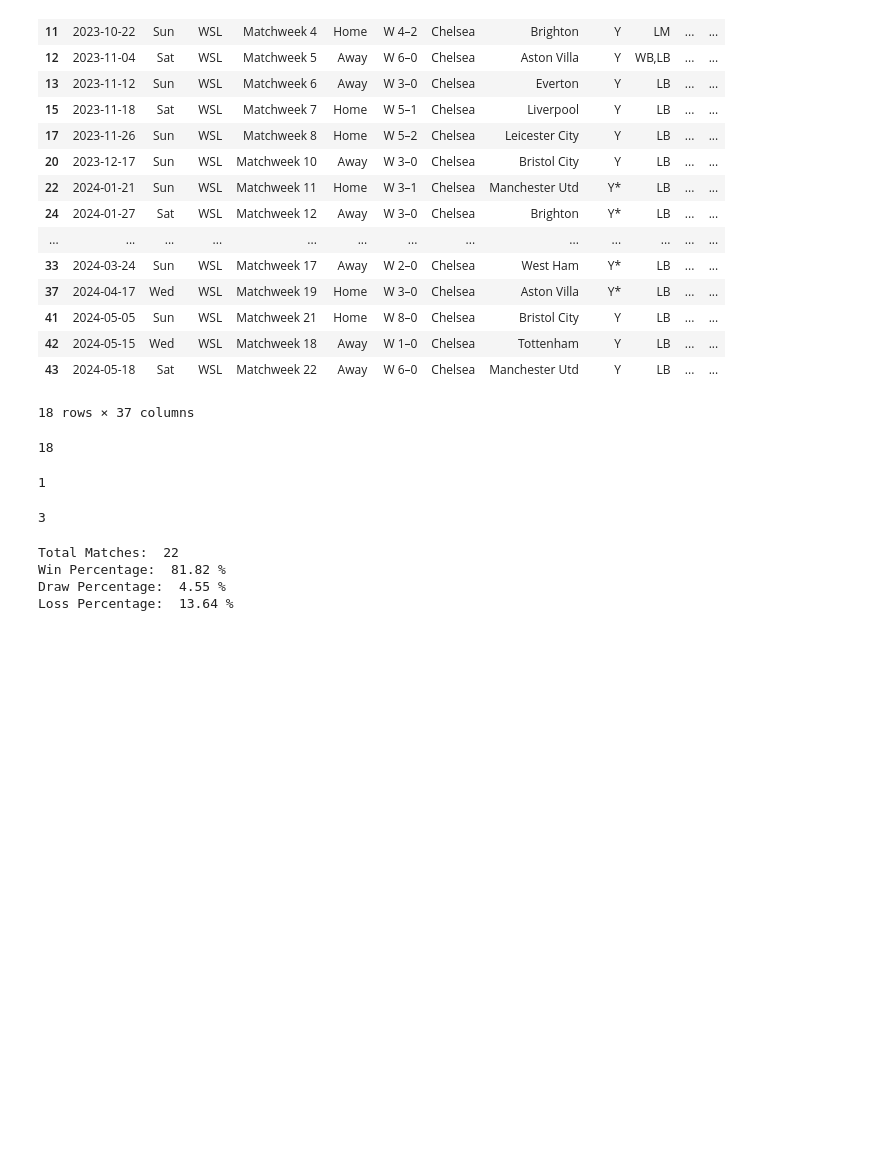
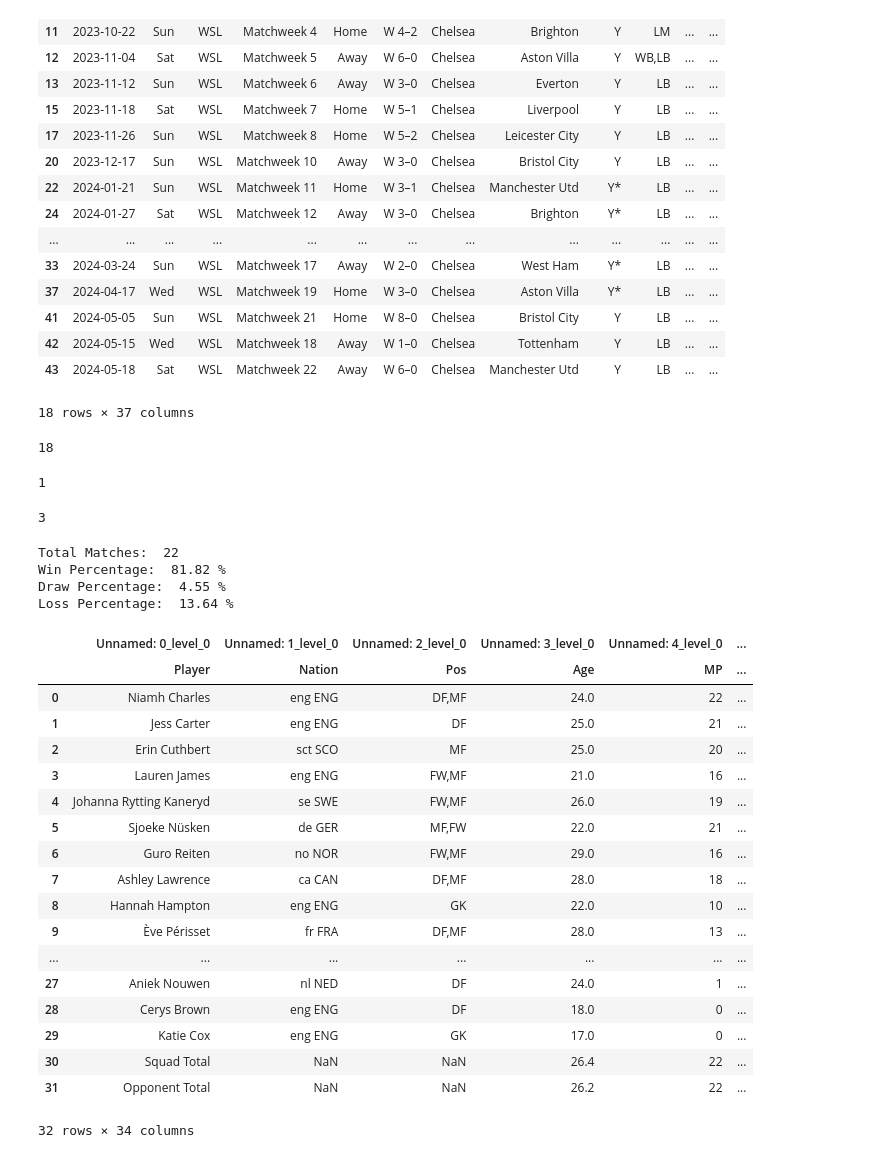
Before and after one commit to aniekanekanem/23-24-WSL-Stats-Analysis, a Jupyter notebook: WSL Analysis.ipynb, the cells around one changed output. Saved outputs shown, nothing was run; the diff lists cells and outputs as text; code cells hidden in the pictures; blank space fills up the shorter version.

Commit message:
populated 23/24 CFC Squad Stats

```diff
--- a/WSL Analysis.ipynb
+++ b/WSL Analysis.ipynb
@@ -136,3 +136,28 @@ Total Matches:  22
 Win Percentage:  81.82 %
 Draw Percentage:  4.55 %
 Loss Percentage:  13.64 %
+# %%
+data2=requests.get(playerStats_url)
+html_data2=StringIO(data2.text)
+squad_stats=pd.read_html(html_data2, match="Women's Super League")
+squad_stats[0]
+# %% [output]
+|  | Unnamed: 0_level_0 | Unnamed: 1_level_0 | Unnamed: 2_level_0 | Unnamed: 3_level_0 | Unnamed: 4_level_0 | ... |
+|  | Player | Nation | Pos | Age | MP | ... |
+| 0 | Niamh Charles | eng ENG | DF,MF | 24.0 | 22 | ... |
+| 1 | Jess Carter | eng ENG | DF | 25.0 | 21 | ... |
+| 2 | Erin Cuthbert | sct SCO | MF | 25.0 | 20 | ... |
+| 3 | Lauren James | eng ENG | FW,MF | 21.0 | 16 | ... |
+| 4 | Johanna Rytting Kaneryd | se SWE | FW,MF | 26.0 | 19 | ... |
+| 5 | Sjoeke Nüsken | de GER | MF,FW | 22.0 | 21 | ... |
+| 6 | Guro Reiten | no NOR | FW,MF | 29.0 | 16 | ... |
+| 7 | Ashley Lawrence | ca CAN | DF,MF | 28.0 | 18 | ... |
+| 8 | Hannah Hampton | eng ENG | GK | 22.0 | 10 | ... |
+| 9 | Ève Périsset | fr FRA | DF,MF | 28.0 | 13 | ... |
+| ... | ... | ... | ... | ... | ... | ... |
+| 27 | Aniek Nouwen | nl NED | DF | 24.0 | 1 | ... |
+| 28 | Cerys Brown | eng ENG | DF | 18.0 | 0 | ... |
+| 29 | Katie Cox | eng ENG | GK | 17.0 | 0 | ... |
+| 30 | Squad Total | NaN | NaN | 26.4 | 22 | ... |
+| 31 | Opponent Total | NaN | NaN | 26.2 | 22 | ... |
+32 rows × 34 columns
```
Also changed, not shown: parts of 2 cells of this notebook.
